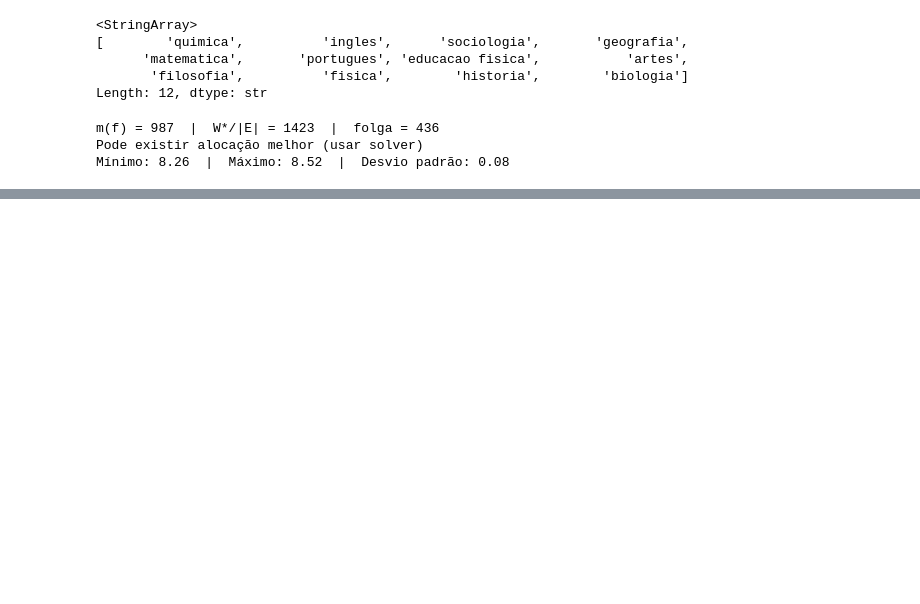
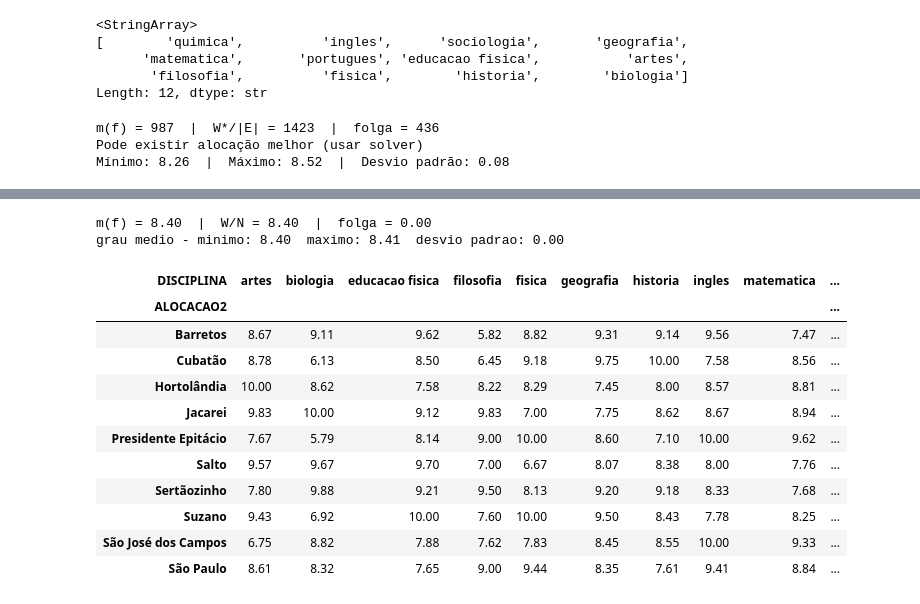
Before and after one commit to LeozinRuiz/Modelagem-de-Otimiza-o-do-Sistema-Educacional, a Jupyter notebook: Trabalho.ipynb, the cells around one changed output, grey strips where cells are left out. Saved outputs shown, nothing was run; the diff lists cells and outputs as text; code cells hidden in the pictures; blank space fills up the shorter version.

Commit message:
Adicionado a parte da Carolina e Explicação melhor Final 1

```diff
--- a/Trabalho.ipynb
+++ b/Trabalho.ipynb
@@ -460,0 +489,76 @@ pd.crosstab(nova_distribuicao['ALOCACAO'], nova_distribuicao['DISCIPLINA']) == p
+# %%
+#Vagas (necessidade) de cada escola por disciplina: vagas[escola][disciplina]
+vagas = {e: dict(linha) for e, linha in professores_por_disciplina.iterrows()}
+vagas_iniciais = {e: dict(v) for e, v in vagas.items()}
+n = {e: sum(vagas_iniciais[e].values()) for e in escolas}
+
+#Fase 1: guloso - do maior peso para o menor, o professor vai para a escola
+#de menor grau TOTAL entre as que ainda tem vaga na disciplina dele
+graus2 = {escola: 0 for escola in escolas}
+membros = {e: {k: [] for k in disciplinas} for e in escolas}   # (peso, id) por escola e disciplina
+
+for i in dados.sort_values('PESO', ascending=False, kind='stable').index:
+    k, peso = dados.loc[i, 'DISCIPLINA'], int(dados.loc[i, 'PESO'])
+    candidatas = [e for e in escolas if vagas[e][k] > 0]
+    escola = min(candidatas, key=lambda e: graus2[e] / n[e])
+    vagas[escola][k] -= 1
+    graus2[escola] += peso
+    membros[escola][k].append((peso, i))
+
+#Fase 2: trocas entre professores da MESMA disciplina (mantem as vagas).
+#A escola mais fraca troca com uma escola mais forte, recebendo um professor
+#de peso maior; so troca se a escola mais forte continuar acima da mais fraca.
+while True:
+    fraca = min(escolas, key=lambda e: graus2[e] / n[e])
+    melhor = None                                   # (d, forte, k, a, b)
+    for forte in escolas:
+        folga = graus2[forte]*n[fraca] - graus2[fraca]*n[forte]
+        if forte == fraca or folga <= 0:
+            continue
+        for k in disciplinas:
+            for a in membros[fraca][k]:
+                for b in membros[forte][k]:
+                    d = b[0] - a[0]
+                    if 0 < d and d*n[fraca] < folga and (melhor is None or d > melhor[0]):
+                        melhor = (d, forte, k, a, b)
+    if melhor is None:
+        break
+    d, forte, k, a, b = melhor
+    membros[fraca][k].remove(a);  membros[forte][k].remove(b)
+    membros[fraca][k].append(b);  membros[forte][k].append(a)
+    graus2[fraca] += d;  graus2[forte] -= d
+
+#Registrando o resultado
+for e in escolas:
+    for k in disciplinas:
+        for _, i in membros[e][k]:
+            dados.loc[i, 'ALOCACAO2'] = e
+
+#Verificacoes e resultados
+m_f2 = min(graus2[e] / n[e] for e in escolas)
+limite = dados['PESO'].sum() / len(dados)
+alocadas = pd.crosstab(dados['ALOCACAO2'], dados['DISCIPLINA'])
+assert (alocadas.reindex_like(professores_por_disciplina).fillna(0).values
+        == professores_por_disciplina.values).all(), 'vagas por disciplina nao respeitadas'
+
+print(f'm(f) = {m_f2:.2f}  |  W/N = {limite:.2f}  |  folga = {limite - m_f2:.2f}')
+g2 = dados.groupby('ALOCACAO2')['PESO'].mean()
+print(f'grau medio - minimo: {g2.min():.2f}  maximo: {g2.max():.2f}  desvio padrao: {g2.std():.2f}')
+
+#Grau medio por escola e disciplina (mostra que a disciplina pode ficar desbalanceada)
+dados.pivot_table(index='ALOCACAO2', columns='DISCIPLINA', values='PESO', aggfunc='mean').round(2)
+# %% [output]
+m(f) = 8.40  |  W/N = 8.40  |  folga = 0.00
+grau medio - minimo: 8.40  maximo: 8.41  desvio padrao: 0.00
+| DISCIPLINA | artes | biologia | educacao fisica | filosofia | fisica | geografia | historia | ingles | matematica | ... |
+| ALOCACAO2 |  |  |  |  |  |  |  |  |  | ... |
+| Barretos | 8.67 | 9.11 | 9.62 | 5.82 | 8.82 | 9.31 | 9.14 | 9.56 | 7.47 | ... |
+| Cubatão | 8.78 | 6.13 | 8.50 | 6.45 | 9.18 | 9.75 | 10.00 | 7.58 | 8.56 | ... |
+| Hortolândia | 10.00 | 8.62 | 7.58 | 8.22 | 8.29 | 7.45 | 8.00 | 8.57 | 8.81 | ... |
+| Jacarei | 9.83 | 10.00 | 9.12 | 9.83 | 7.00 | 7.75 | 8.62 | 8.67 | 8.94 | ... |
+| Presidente Epitácio | 7.67 | 5.79 | 8.14 | 9.00 | 10.00 | 8.60 | 7.10 | 10.00 | 9.62 | ... |
+| Salto | 9.57 | 9.67 | 9.70 | 7.00 | 6.67 | 8.07 | 8.38 | 8.00 | 7.76 | ... |
+| Sertãozinho | 7.80 | 9.88 | 9.21 | 9.50 | 8.13 | 9.20 | 9.18 | 8.33 | 7.68 | ... |
+| Suzano | 9.43 | 6.92 | 10.00 | 7.60 | 10.00 | 9.50 | 8.43 | 7.78 | 8.25 | ... |
+| São José dos Campos | 6.75 | 8.82 | 7.88 | 7.62 | 7.83 | 8.45 | 8.55 | 10.00 | 9.33 | ... |
+| São Paulo | 8.61 | 8.32 | 7.65 | 9.00 | 9.44 | 8.35 | 7.61 | 9.41 | 8.84 | ... |
```
Also changed, not shown: parts of 7 cells of this notebook.
